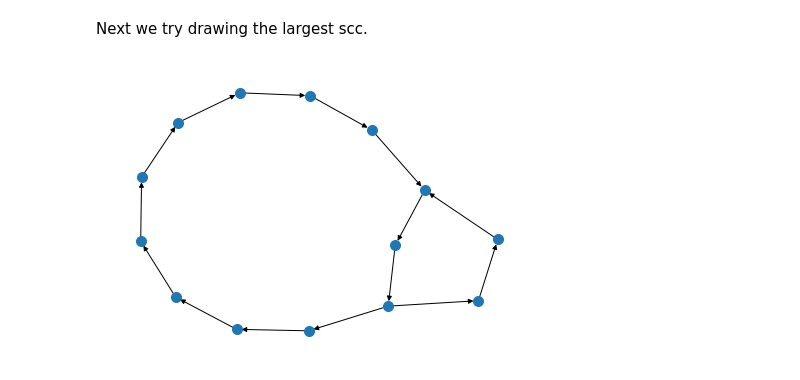
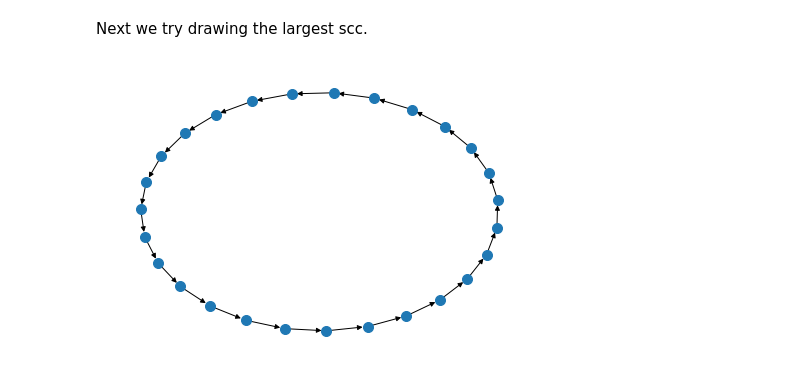
Before and after one commit to zhenengxie/directed_configuration_model, a Jupyter notebook: Directed Configuration Model Simulation.ipynb, the cells around one changed output. Saved outputs shown, nothing was run; the diff lists cells and outputs as text; code cells hidden in the pictures.

```diff
--- a/Directed Configuration Model Simulation.ipynb
+++ b/Directed Configuration Model Simulation.ipynb
@@ -214,17 +214,17 @@ Next we try drawing the largest scc.
 # %%
 # parameters
 
-n = 10000
+n = 100000
 corr = -0.8
 
 # sampling directed configuration model
 in_degrees, out_degrees = sample_degree_sequence(lambda n: poisson_degrees(n, corr), n)
 G = nx.directed_configuration_model(in_degrees, out_degrees)
 
 # finding the largest scc
 largest_scc_vertices = max(nx.strongly_connected_components(G), key = len)
 largest_scc = G.subgraph(largest_scc_vertices)
 
 nx.draw_kamada_kawai(largest_scc, node_size=100)
 # %% [output]
-[figure, old version]
+[figure, new version]
```
Also changed, not shown: parts of 2 cells of this notebook, 1 other file.
